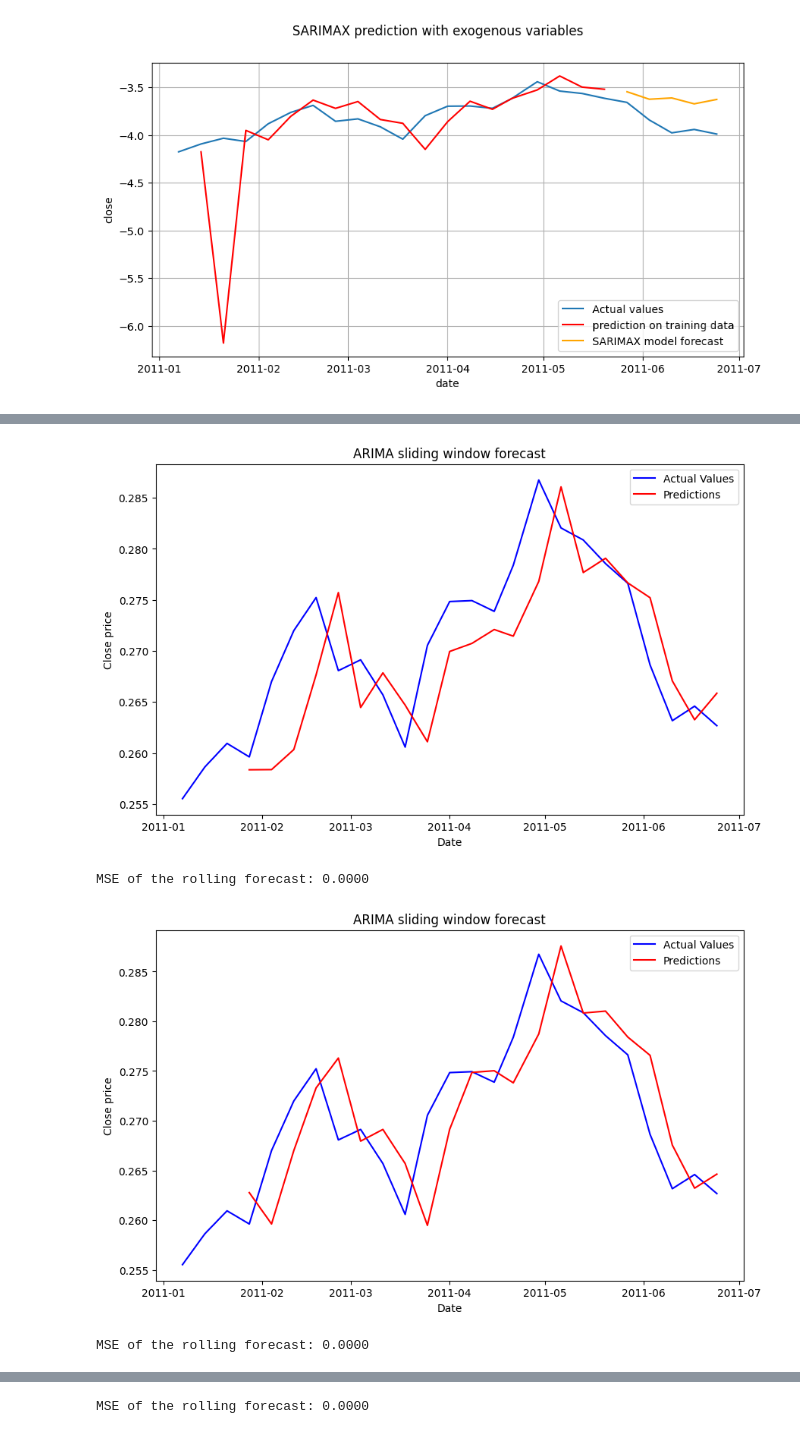
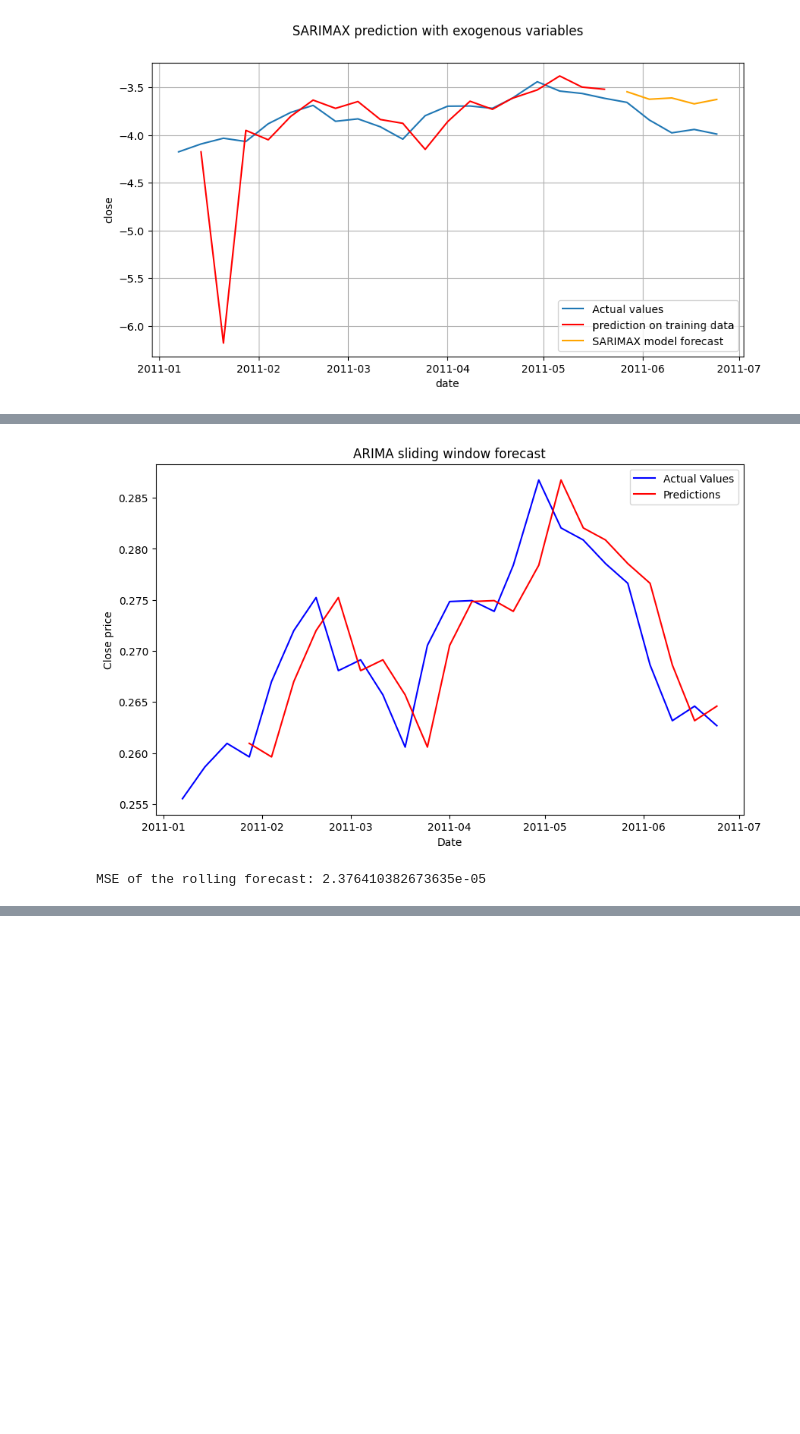
Before and after one commit to Victor-L-Almgren/Collaboration-Repo, a Jupyter notebook: Final_notebook.ipynb, the cells around one changed output, grey strips where cells are left out. Cells and saved outputs as stored; diff of their text form; code cells hidden in the pictures; blank space fills up the shorter version.

```diff
--- a/Final_notebook.ipynb
+++ b/Final_notebook.ipynb
@@ -455,9 +455,9 @@ all_stocks["group"] = all_stocks.groupby("stock").cumcount()
 pivoted_df = all_stocks.pivot(index="group", columns="stock", values="close")
 pivoted_df.reset_index(drop=True, inplace=True)
 pivoted_df = pivoted_df.T
-data = pivoted_df.to_numpy().reshape(pivoted_df.shape[0], pivoted_df.shape[1], 1)
+X_train_clsuter = pivoted_df.to_numpy().reshape(pivoted_df.shape[0], pivoted_df.shape[1], 1)
 
-X_train_clsuter = TimeSeriesResampler(sz=25).fit_transform(data)
+X_train_clsuter = TimeSeriesResampler(sz=50).fit_transform(X_train_clsuter)
 X_train_cluster= TimeSeriesScalerMeanVariance().fit_transform(X_train_clsuter)
 
 # Creating a function to find the lowest average silhuette score
@@ -477,11 +477,10 @@ def find_optimal_k(data, clusters):
 # Calling the function to find the optimal k
 n_clusters_to_try = range(2, 10, 1)
 optimal_k, avg_sil_score = find_optimal_k(X_train_clsuter, n_clusters_to_try)
-print(optimal_k)
 
 # Creating the model and making a preduction
-model = TimeSeriesKMeans(n_clusters=optimal_k, metric="dtw", random_state=42)
-y_pred = model.fit_predict(X_train_cluster)
+final_model = TimeSeriesKMeans(n_clusters=optimal_k, metric="dtw", random_state=42)
+y_pred = final_model.fit_predict(X_train_cluster)
 
 # Plotting taken from the TSLearn documentation
 plt.clf()
@@ -490,10 +489,20 @@ for yi in range(optimal_k):
     plt.subplot(optimal_k, 1, 1 + yi)
     for xx in X_train_clsuter[y_pred == yi]:
         plt.plot(xx.ravel(), "k-", alpha=.3)
-    plt.plot(model.cluster_centers_[yi].ravel(), color="red")
+    plt.plot(final_model.cluster_centers_[yi].ravel(), color="red")
     plt.title("Cluster %d" % (yi + 1))
 plt.tight_layout()
 plt.show()
 
-    ### Här kanske vi borde försöka hitta vilka aktier som hamnar i vilket cluster?
+# Checking which stocks are clustererd together
+cluster1 = []
+cluster2 = []
+for stock, label in zip(pivoted_df.index, final_model.labels_):
+    if label==1:
+        cluster2.append(stock)
+    else:
+        cluster1.append(stock)
+
+print(f'\nStocks in cluster 1: {cluster1}')
+print(f'\nStocks in cluster 2: {cluster2}')
 # %% [output]
@@ -726,12 +765,12 @@ plt.show()
 
 # Get the discords from earlier and make an ordered array with 1 where they appear, else 0.
 top_three = sorted(list(profile), reverse=True)[:3]
-discord_arr = np.array([1 if val in top_three and top_three.count(val) > 0 and top_three.remove(val) is None else 0 for val in profile])[:20].reshape(-1, 1)
+exog_arr = np.array([1 if val in top_three and top_three.count(val) > 0 and top_three.remove(val) is None else 0 for val in profile])[:20].reshape(-1, 1)
 
 # Fit the SARIMAX model
 X_train = close_df_boxcox.iloc[:20]
 X_test = close_df_boxcox.iloc[20:]
-sarimax_model = SARIMAX(X_train, order=(0,1,0), seasonal_order=(1,1,0,2), exog=discord_arr).fit(disp=False)
+sarimax_model = SARIMAX(X_train, order=(0,1,0), seasonal_order=(1,1,0,2), exog=exog_arr).fit(disp=False)
 
 prediction = sarimax_model.predict(start=X_train.index[1], end=X_train.index[-1], n_periods = len(X_train.index))
 forecast = sarimax_model.forecast(steps=len(X_test), exog=np.zeros((5, 1)))     # Forecast requires exogenous variables to be provided as well. Here, we use a placeholder array with zeros since we can not predict the exogenous variables themselves.
@@ -753,5 +862,5 @@ plt.show()
 # %%
-# Iteration 5 - Extending/rolling window approach.
+# Iteration 6 - Extending/rolling window approach with simpler ARIMA model.
 
 initial_training_window_size = 3
 forecast_steps = 1
@@ -762,42 +871,36 @@ def run_arima (window_size, forecast_steps, data, p, d, q):
     predictions = []
     actual_values = []
     params = [p, d, q]
     for i in range(window_size, len(data)):
 
         train_data = data["close"].iloc[0:i]
         test_data = data["close"].iloc[i]
 
-        arima_model = ARIMA(train_data, order=(p, d, q))  #pdq AR order, degree of differentiating, MA order.
+        arima_model = ARIMA(train_data, order=(p, d, q))
         arima_results = arima_model.fit()
 
         forecast = arima_results.forecast(steps=forecast_steps)
-        predictions.append(forecast)
+        predictions.append(forecast.to_numpy()[0])
         actual_values.append(test_data)
 
     rolling_predictions_series = pd.Series(predictions, index=close_df.index[window_size:])
     rolling_actual_series = pd.Series(actual_values, index=close_df.index[window_size:])
 
     plt.figure(figsize=(10, 6))
     plt.plot(data.index, close_df["close"], label="Actual Values", color="blue")
     plt.plot(rolling_predictions_series.index, rolling_predictions_series, label="Predictions", color="red")
     plt.legend()
     plt.title("ARIMA sliding window forecast")
     plt.xlabel("Date")
     plt.ylabel("Close price")
     plt.show()
 
     mse = mean_squared_error(actual_values, predictions)
-    print(f"MSE of the rolling forecast: {mse:.4f}")
+    print(f"MSE of the rolling forecast: {mse}")
 
     return predictions, actual_values, mse, params
 
-
-
-predictions, actual, mse, params =  run_arima(3, 1, close_df, 1, 0, 1)
-predictions1, actual1, mse1, params1 =  run_arima(3, 1, close_df, 1, 1, 1)
-predictions2, actual2, mse2, params2 =  run_arima(3, 1, close_df, 2, 1, 2)
+best_predictions, actual2, mse2, params2 =  run_arima(3, 1, close_df, 0, 1, 0)
 # %% [output]
-[figure, old version]
+[figure, new version]
-MSE of the rolling forecast: 0.0000
+MSE of the rolling forecast: 2.376410382673635e-05
-[figure, removed]
-MSE of the rolling forecast: 0.0000
@@ -805,4 +907,3 @@ MSE of the rolling forecast: 0.0000
-MSE of the rolling forecast: 0.0000
 # %% [markdown]
 <div style="background-color: #33a2ff; padding: 15px; border-radius: 5px; border: 1px solid #dcdcdc;">
 
```
Also changed, not shown: parts of 14 cells of this notebook, 1 other file.
